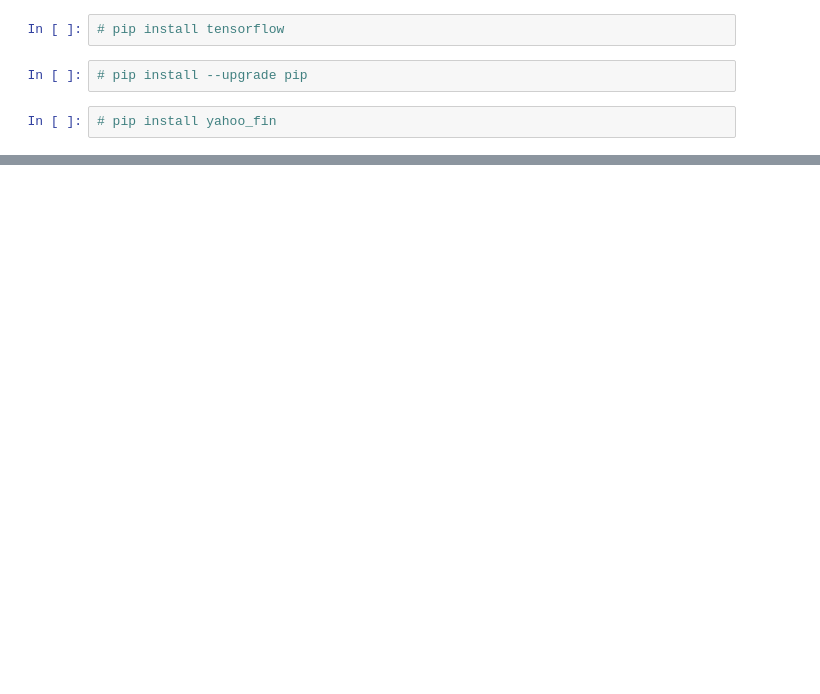
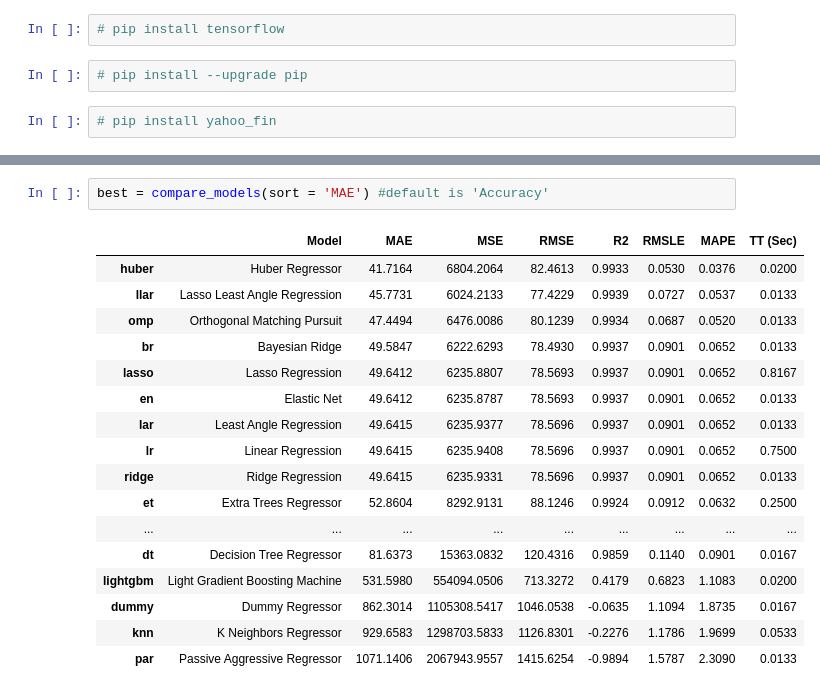
Before and after one commit to nickessner/FinancialPredictions, a Jupyter notebook: yahooAPI.ipynb, the cells around one changed output, grey strips where cells are left out. Saved outputs shown, nothing was run; the diff lists cells and outputs as text; blank space fills up the shorter version.

Commit message:
setting up env / running simple pycaret compare models

```diff
--- a/yahooAPI.ipynb
+++ b/yahooAPI.ipynb
@@ -85,0 +113,20 @@ amazon_weekly
+# %%
+best = compare_models(sort = 'MAE') #default is 'Accuracy'
+# %% [output]
+|  | Model | MAE | MSE | RMSE | R2 | RMSLE | MAPE | TT (Sec) |
+| huber | Huber Regressor | 41.7164 | 6804.2064 | 82.4613 | 0.9933 | 0.0530 | 0.0376 | 0.0200 |
+| llar | Lasso Least Angle Regression | 45.7731 | 6024.2133 | 77.4229 | 0.9939 | 0.0727 | 0.0537 | 0.0133 |
+| omp | Orthogonal Matching Pursuit | 47.4494 | 6476.0086 | 80.1239 | 0.9934 | 0.0687 | 0.0520 | 0.0133 |
+| br | Bayesian Ridge | 49.5847 | 6222.6293 | 78.4930 | 0.9937 | 0.0901 | 0.0652 | 0.0133 |
+| lasso | Lasso Regression | 49.6412 | 6235.8807 | 78.5693 | 0.9937 | 0.0901 | 0.0652 | 0.8167 |
+| en | Elastic Net | 49.6412 | 6235.8787 | 78.5693 | 0.9937 | 0.0901 | 0.0652 | 0.0133 |
+| lar | Least Angle Regression | 49.6415 | 6235.9377 | 78.5696 | 0.9937 | 0.0901 | 0.0652 | 0.0133 |
+| lr | Linear Regression | 49.6415 | 6235.9408 | 78.5696 | 0.9937 | 0.0901 | 0.0652 | 0.7500 |
+| ridge | Ridge Regression | 49.6415 | 6235.9331 | 78.5696 | 0.9937 | 0.0901 | 0.0652 | 0.0133 |
+| et | Extra Trees Regressor | 52.8604 | 8292.9131 | 88.1246 | 0.9924 | 0.0912 | 0.0632 | 0.2500 |
+| ... | ... | ... | ... | ... | ... | ... | ... | ... |
+| dt | Decision Tree Regressor | 81.6373 | 15363.0832 | 120.4316 | 0.9859 | 0.1140 | 0.0901 | 0.0167 |
+| lightgbm | Light Gradient Boosting Machine | 531.5980 | 554094.0506 | 713.3272 | 0.4179 | 0.6823 | 1.1083 | 0.0200 |
+| dummy | Dummy Regressor | 862.3014 | 1105308.5417 | 1046.0538 | -0.0635 | 1.1094 | 1.8735 | 0.0167 |
+| knn | K Neighbors Regressor | 929.6583 | 1298703.5833 | 1126.8301 | -0.2276 | 1.1786 | 1.9699 | 0.0533 |
+| par | Passive Aggressive Regressor | 1071.1406 | 2067943.9557 | 1415.6254 | -0.9894 | 1.5787 | 2.3090 | 0.0133 |
```
Also changed, not shown: parts of 16 cells of this notebook, 4 other files.
